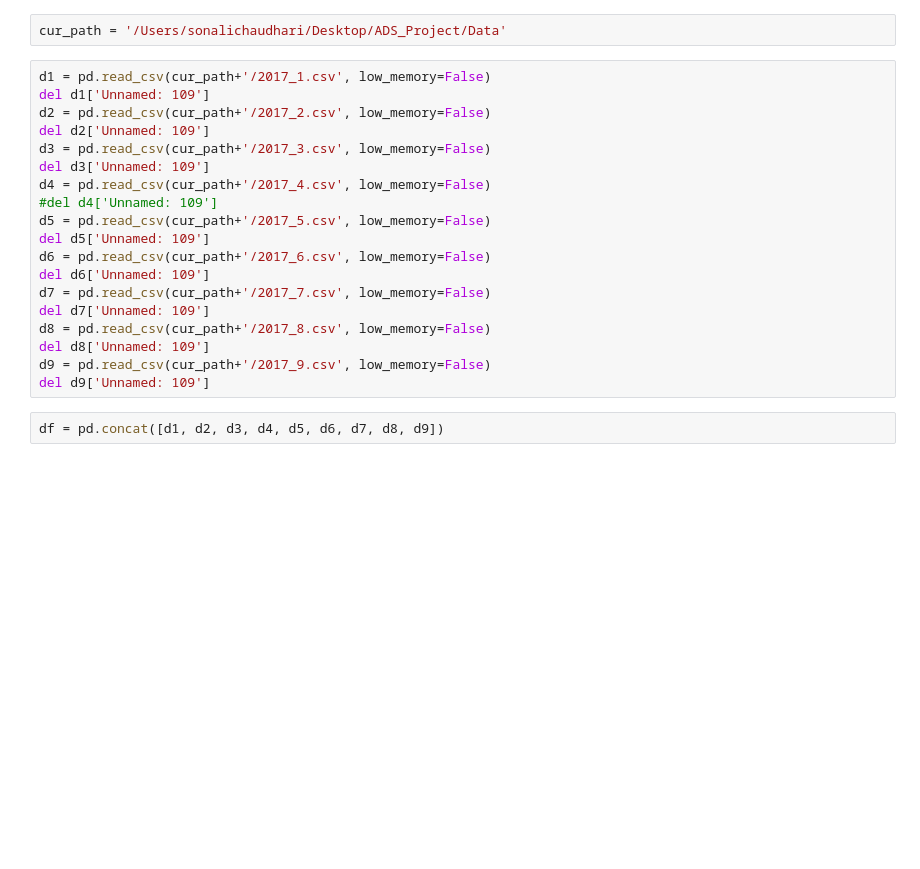
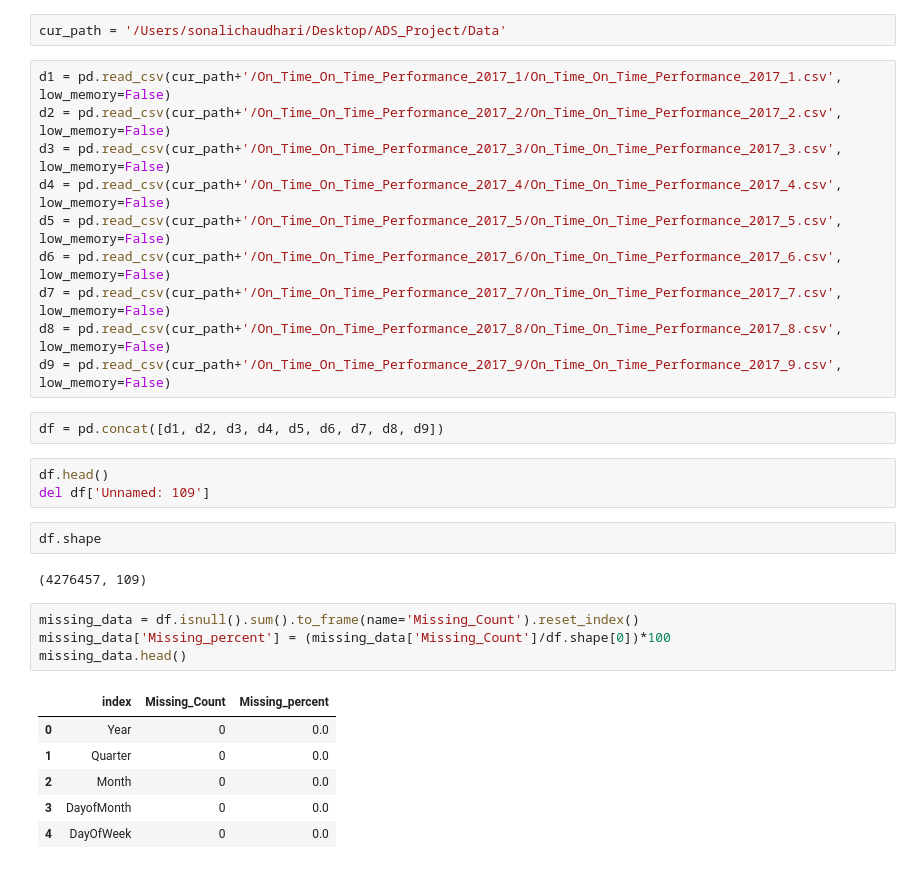
Before and after one commit to prakashm94/Data-Science-2017-fall, a Jupyter notebook: Project/Data_Cleaning.ipynb, the cells around one changed output. Cells and saved outputs as stored; diff of their text form; blank space fills up the shorter version.

```diff
--- a/Project/Data_Cleaning.ipynb
+++ b/Project/Data_Cleaning.ipynb
@@ -10,23 +10,32 @@ import csv
 # %%
 cur_path = '/Users/sonalichaudhari/Desktop/ADS_Project/Data'
 # %%
-d1 = pd.read_csv(cur_path+'/2017_1.csv', low_memory=False)
-del d1['Unnamed: 109']
-d2 = pd.read_csv(cur_path+'/2017_2.csv', low_memory=False)
-del d2['Unnamed: 109']
-d3 = pd.read_csv(cur_path+'/2017_3.csv', low_memory=False)
-del d3['Unnamed: 109']
-d4 = pd.read_csv(cur_path+'/2017_4.csv', low_memory=False)
-#del d4['Unnamed: 109']
-d5 = pd.read_csv(cur_path+'/2017_5.csv', low_memory=False)
-del d5['Unnamed: 109']
-d6 = pd.read_csv(cur_path+'/2017_6.csv', low_memory=False)
-del d6['Unnamed: 109']
-d7 = pd.read_csv(cur_path+'/2017_7.csv', low_memory=False)
-del d7['Unnamed: 109']
-d8 = pd.read_csv(cur_path+'/2017_8.csv', low_memory=False)
-del d8['Unnamed: 109']
-d9 = pd.read_csv(cur_path+'/2017_9.csv', low_memory=False)
-del d9['Unnamed: 109']
+d1 = pd.read_csv(cur_path+'/On_Time_On_Time_Performance_2017_1/On_Time_On_Time_Performance_2017_1.csv', low_memory=False)
+d2 = pd.read_csv(cur_path+'/On_Time_On_Time_Performance_2017_2/On_Time_On_Time_Performance_2017_2.csv', low_memory=False)
+d3 = pd.read_csv(cur_path+'/On_Time_On_Time_Performance_2017_3/On_Time_On_Time_Performance_2017_3.csv', low_memory=False)
+d4 = pd.read_csv(cur_path+'/On_Time_On_Time_Performance_2017_4/On_Time_On_Time_Performance_2017_4.csv', low_memory=False)
+d5 = pd.read_csv(cur_path+'/On_Time_On_Time_Performance_2017_5/On_Time_On_Time_Performance_2017_5.csv', low_memory=False)
+d6 = pd.read_csv(cur_path+'/On_Time_On_Time_Performance_2017_6/On_Time_On_Time_Performance_2017_6.csv', low_memory=False)
+d7 = pd.read_csv(cur_path+'/On_Time_On_Time_Performance_2017_7/On_Time_On_Time_Performance_2017_7.csv', low_memory=False)
+d8 = pd.read_csv(cur_path+'/On_Time_On_Time_Performance_2017_8/On_Time_On_Time_Performance_2017_8.csv', low_memory=False)
+d9 = pd.read_csv(cur_path+'/On_Time_On_Time_Performance_2017_9/On_Time_On_Time_Performance_2017_9.csv', low_memory=False)
 # %%
 df = pd.concat([d1, d2, d3, d4, d5, d6, d7, d8, d9])
+# %%
+df.head()
+del df['Unnamed: 109']
+# %%
+df.shape
+# %% [output]
+(4276457, 109)
+# %%
+missing_data = df.isnull().sum().to_frame(name='Missing_Count').reset_index()
+missing_data['Missing_percent'] = (missing_data['Missing_Count']/df.shape[0])*100
+missing_data.head()
+# %% [output]
+|  | index | Missing_Count | Missing_percent |
+| 0 | Year | 0 | 0.0 |
+| 1 | Quarter | 0 | 0.0 |
+| 2 | Month | 0 | 0.0 |
+| 3 | DayofMonth | 0 | 0.0 |
+| 4 | DayOfWeek | 0 | 0.0 |
```
Also changed, not shown: parts of 31 cells of this notebook.
